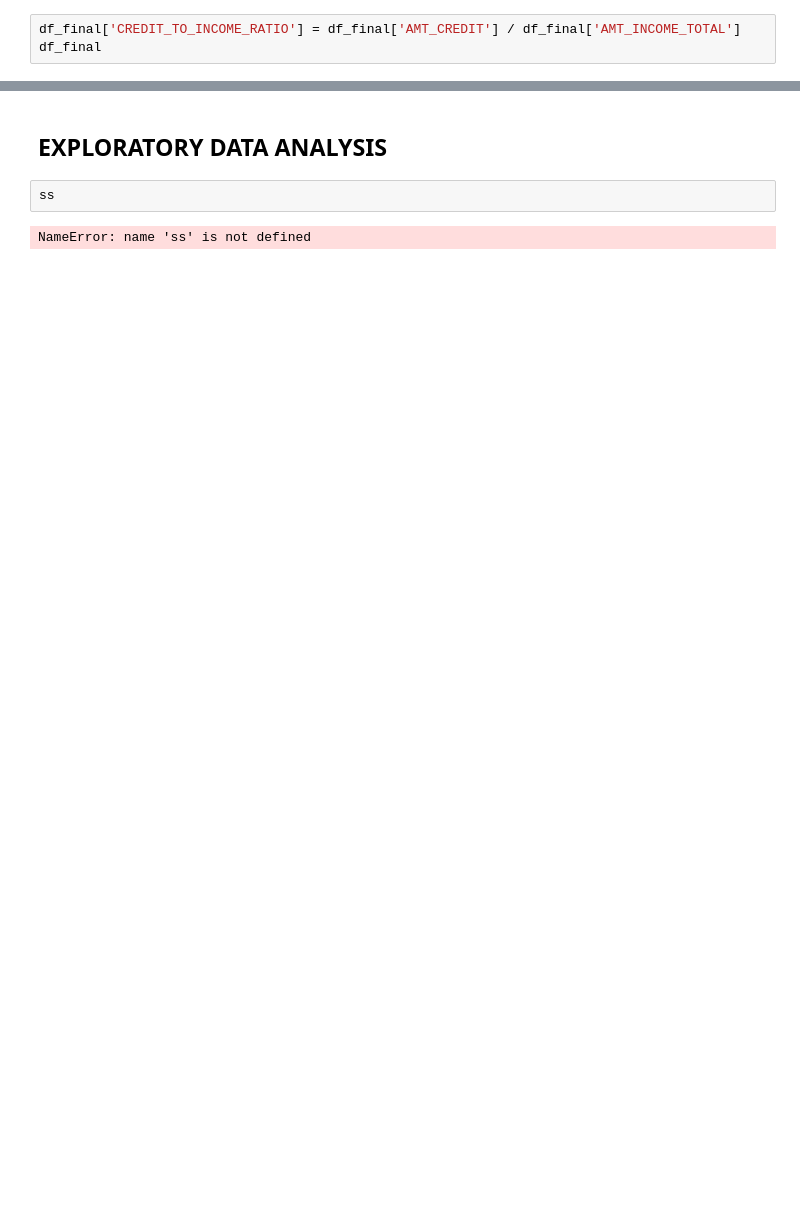
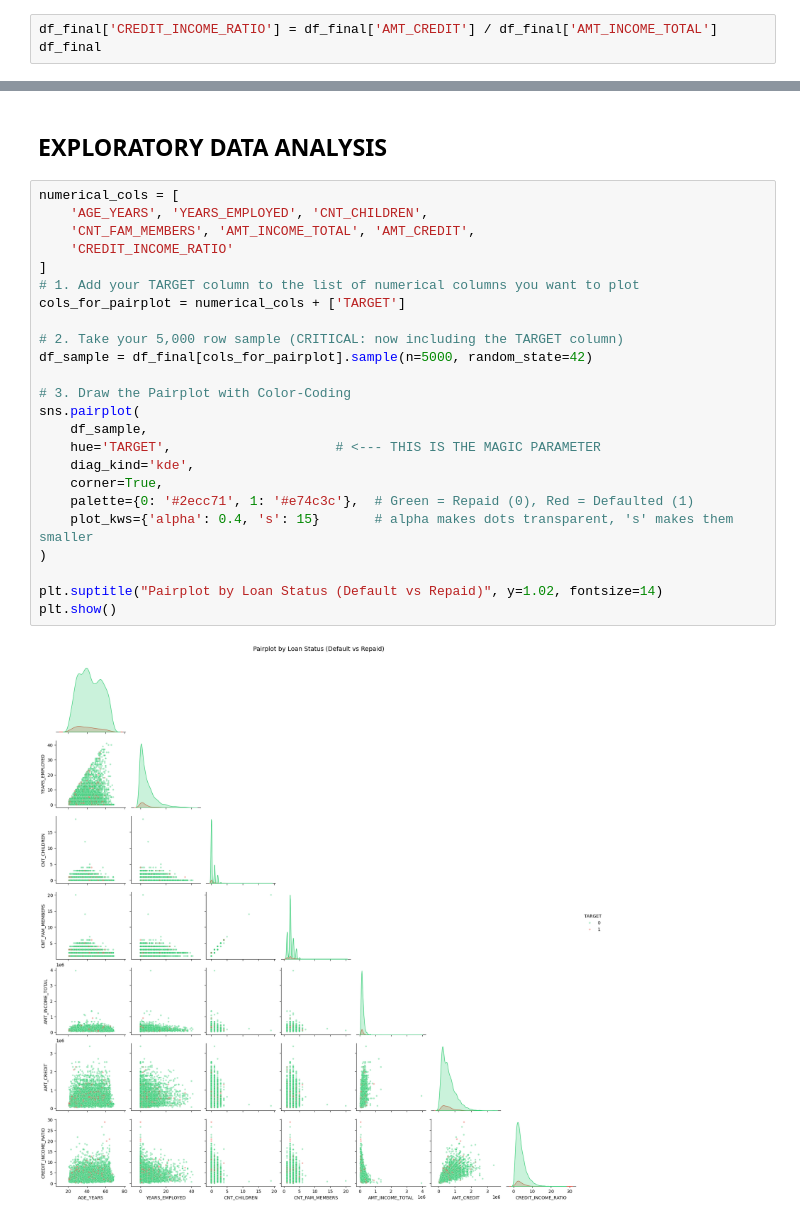
Before and after one commit to DvectorPrime/lendiq, a Jupyter notebook: ml-service/notebooks/Data Cleaning and EDA.ipynb, the cells around one changed output, grey strips where cells are left out. Cells and saved outputs as stored; diff of their text form; blank space fills up the shorter version.

```diff
--- a/ml-service/notebooks/Data Cleaning and EDA.ipynb
+++ b/ml-service/notebooks/Data Cleaning and EDA.ipynb
@@ -236,5 +238,5 @@ A new column 'CREDIT_TO_INCOME_RATIO' was build to re the different currency pro
 # %%
-df_final['CREDIT_TO_INCOME_RATIO'] = df_final['AMT_CREDIT'] / df_final['AMT_INCOME_TOTAL']
+df_final['CREDIT_INCOME_RATIO'] = df_final['AMT_CREDIT'] / df_final['AMT_INCOME_TOTAL']
 df_final
 # %% [output]
 |  | NAME_INCOME_TYPE | NAME_EDUCATION_TYPE | NAME_FAMILY_STATUS | CNT_CHILDREN | CNT_FAM_MEMBERS | ... |
@@ -269,6 +271,28 @@ df_final.describe()
 # %% [markdown]
 ## EXPLORATORY DATA ANALYSIS
 # %%
-ss
+numerical_cols = [
+    'AGE_YEARS', 'YEARS_EMPLOYED', 'CNT_CHILDREN',
+    'CNT_FAM_MEMBERS', 'AMT_INCOME_TOTAL', 'AMT_CREDIT',
+    'CREDIT_INCOME_RATIO'
+]
+# 1. Add your TARGET column to the list of numerical columns you want to plot
+cols_for_pairplot = numerical_cols + ['TARGET']
+
+# 2. Take your 5,000 row sample (CRITICAL: now including the TARGET column)
+df_sample = df_final[cols_for_pairplot].sample(n=5000, random_state=42)
+
+# 3. Draw the Pairplot with Color-Coding
+sns.pairplot(
+    df_sample,
+    hue='TARGET',                     # <--- THIS IS THE MAGIC PARAMETER
+    diag_kind='kde',
+    corner=True,
+    palette={0: '#2ecc71', 1: '#e74c3c'},  # Green = Repaid (0), Red = Defaulted (1)
+    plot_kws={'alpha': 0.4, 's': 15}       # alpha makes dots transparent, 's' makes them smaller
+)
+
+plt.suptitle("Pairplot by Loan Status (Default vs Repaid)", y=1.02, fontsize=14)
+plt.show()
 # %% [output]
-NameError: name 'ss' is not defined
+[figure, added]
```
Also changed, not shown: parts of 9 cells of this notebook.
